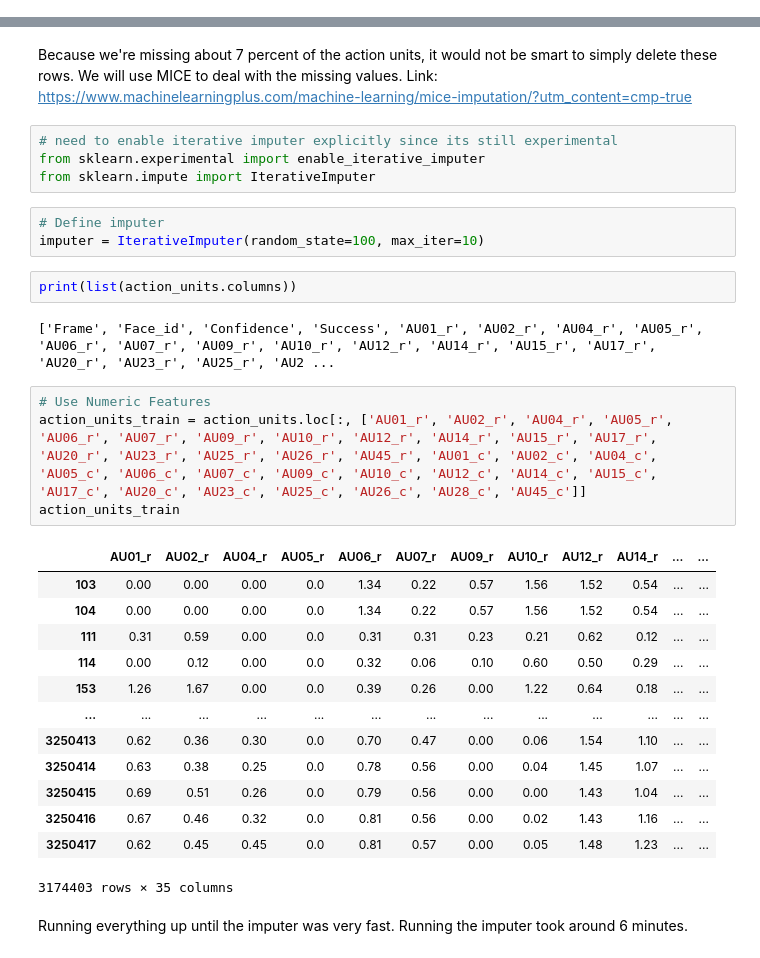
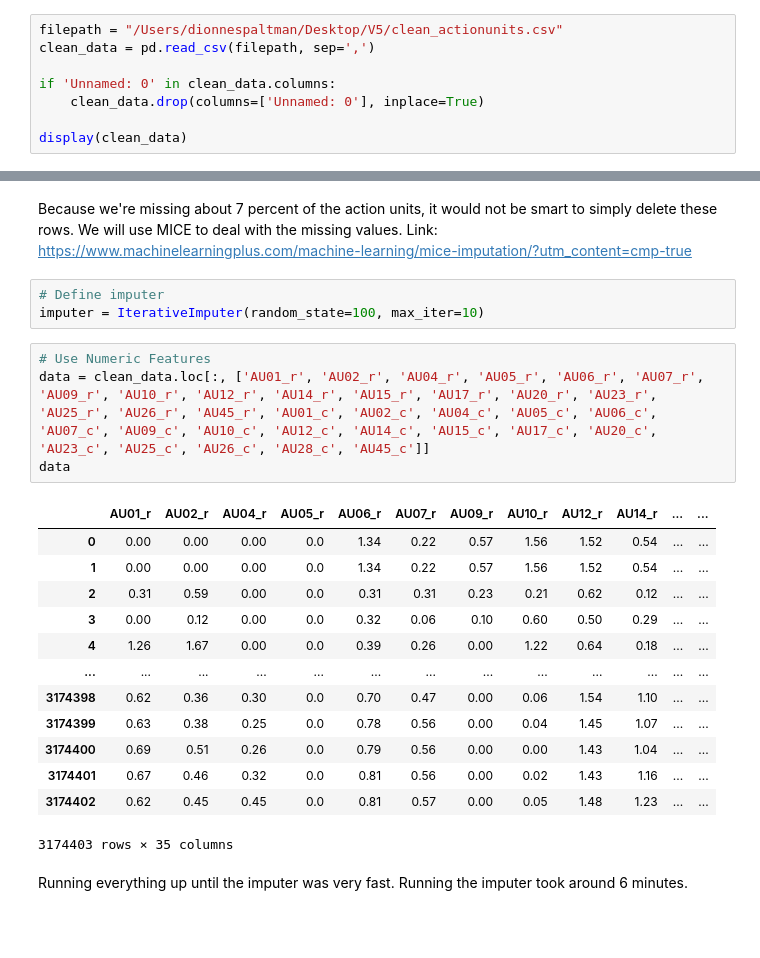
Before and after one commit to DionneSpaltman/predicting_VVR, a Jupyter notebook: processing/action_units/preprocessing_actionunits.ipynb, the cells around one changed output, grey strips where cells are left out. Saved outputs shown, nothing was run; the diff lists cells and outputs as text; blank space fills up the shorter version.

```diff
--- a/processing/action_units/preprocessing_actionunits.ipynb
+++ b/processing/action_units/preprocessing_actionunits.ipynb
@@ -49,0 +14,8 @@ dtype: int64
+# %%
+filepath = "/Users/dionnespaltman/Desktop/V5/clean_actionunits.csv"
+clean_data = pd.read_csv(filepath, sep=',')
+
+if 'Unnamed: 0' in clean_data.columns:
+    clean_data.drop(columns=['Unnamed: 0'], inplace=True)
+
+display(clean_data)
@@ -148,34 +122,26 @@ dtype: int64
 # %% [markdown]
 Because we're missing about 7 percent of the action units, it would not be smart to simply delete these rows. We will use MICE to deal with the missing values.
 Link: https://www.machinelearningplus.com/machine-learning/mice-imputation/?utm_content=cmp-true
-# %%
-# need to enable iterative imputer explicitly since its still experimental
-from sklearn.experimental import enable_iterative_imputer
-from sklearn.impute import IterativeImputer
 # %%
 # Define imputer
 imputer = IterativeImputer(random_state=100, max_iter=10)
-# %%
-print(list(action_units.columns))
-# %% [output]
-['Frame', 'Face_id', 'Confidence', 'Success', 'AU01_r', 'AU02_r', 'AU04_r', 'AU05_r', 'AU06_r', 'AU07_r', 'AU09_r', 'AU10_r', 'AU12_r', 'AU14_r', 'AU15_r', 'AU17_r', 'AU20_r', 'AU23_r', 'AU25_r', 'AU2 ...
 # %%
 # Use Numeric Features
-action_units_train = action_units.loc[:, ['AU01_r', 'AU02_r', 'AU04_r', 'AU05_r', 'AU06_r', 'AU07_r', 'AU09_r', 'AU10_r', 'AU12_r', 'AU14_r', 'AU15_r', 'AU17_r', 'AU20_r', 'AU23_r', 'AU25_r', 'AU26_r', 'AU45_r', 'AU01_c', 'AU02_c', 'AU04_c', 'AU05_c', 'AU06_c', 'AU07_c', 'AU09_c', 'AU10_c', 'AU12_c', 'AU14_c', 'AU15_c', 'AU17_c', 'AU20_c', 'AU23_c', 'AU25_c', 'AU26_c', 'AU28_c', 'AU45_c']]
-action_units_train
+data = clean_data.loc[:, ['AU01_r', 'AU02_r', 'AU04_r', 'AU05_r', 'AU06_r', 'AU07_r', 'AU09_r', 'AU10_r', 'AU12_r', 'AU14_r', 'AU15_r', 'AU17_r', 'AU20_r', 'AU23_r', 'AU25_r', 'AU26_r', 'AU45_r', 'AU01_c', 'AU02_c', 'AU04_c', 'AU05_c', 'AU06_c', 'AU07_c', 'AU09_c', 'AU10_c', 'AU12_c', 'AU14_c', 'AU15_c', 'AU17_c', 'AU20_c', 'AU23_c', 'AU25_c', 'AU26_c', 'AU28_c', 'AU45_c']]
+data
 # %% [output]
 |  | AU01_r | AU02_r | AU04_r | AU05_r | AU06_r | AU07_r | AU09_r | AU10_r | AU12_r | AU14_r | ... | ... |
-| 103 | 0.00 | 0.00 | 0.00 | 0.0 | 1.34 | 0.22 | 0.57 | 1.56 | 1.52 | 0.54 | ... | ... |
-| 104 | 0.00 | 0.00 | 0.00 | 0.0 | 1.34 | 0.22 | 0.57 | 1.56 | 1.52 | 0.54 | ... | ... |
-| 111 | 0.31 | 0.59 | 0.00 | 0.0 | 0.31 | 0.31 | 0.23 | 0.21 | 0.62 | 0.12 | ... | ... |
-| 114 | 0.00 | 0.12 | 0.00 | 0.0 | 0.32 | 0.06 | 0.10 | 0.60 | 0.50 | 0.29 | ... | ... |
-| 153 | 1.26 | 1.67 | 0.00 | 0.0 | 0.39 | 0.26 | 0.00 | 1.22 | 0.64 | 0.18 | ... | ... |
+| 0 | 0.00 | 0.00 | 0.00 | 0.0 | 1.34 | 0.22 | 0.57 | 1.56 | 1.52 | 0.54 | ... | ... |
+| 1 | 0.00 | 0.00 | 0.00 | 0.0 | 1.34 | 0.22 | 0.57 | 1.56 | 1.52 | 0.54 | ... | ... |
+| 2 | 0.31 | 0.59 | 0.00 | 0.0 | 0.31 | 0.31 | 0.23 | 0.21 | 0.62 | 0.12 | ... | ... |
+| 3 | 0.00 | 0.12 | 0.00 | 0.0 | 0.32 | 0.06 | 0.10 | 0.60 | 0.50 | 0.29 | ... | ... |
+| 4 | 1.26 | 1.67 | 0.00 | 0.0 | 0.39 | 0.26 | 0.00 | 1.22 | 0.64 | 0.18 | ... | ... |
 | ... | ... | ... | ... | ... | ... | ... | ... | ... | ... | ... | ... | ... |
-| 3250413 | 0.62 | 0.36 | 0.30 | 0.0 | 0.70 | 0.47 | 0.00 | 0.06 | 1.54 | 1.10 | ... | ... |
-| 3250414 | 0.63 | 0.38 | 0.25 | 0.0 | 0.78 | 0.56 | 0.00 | 0.04 | 1.45 | 1.07 | ... | ... |
-| 3250415 | 0.69 | 0.51 | 0.26 | 0.0 | 0.79 | 0.56 | 0.00 | 0.00 | 1.43 | 1.04 | ... | ... |
-| 3250416 | 0.67 | 0.46 | 0.32 | 0.0 | 0.81 | 0.56 | 0.00 | 0.02 | 1.43 | 1.16 | ... | ... |
-| 3250417 | 0.62 | 0.45 | 0.45 | 0.0 | 0.81 | 0.57 | 0.00 | 0.05 | 1.48 | 1.23 | ... | ... |
+| 3174398 | 0.62 | 0.36 | 0.30 | 0.0 | 0.70 | 0.47 | 0.00 | 0.06 | 1.54 | 1.10 | ... | ... |
+| 3174399 | 0.63 | 0.38 | 0.25 | 0.0 | 0.78 | 0.56 | 0.00 | 0.04 | 1.45 | 1.07 | ... | ... |
+| 3174400 | 0.69 | 0.51 | 0.26 | 0.0 | 0.79 | 0.56 | 0.00 | 0.00 | 1.43 | 1.04 | ... | ... |
+| 3174401 | 0.67 | 0.46 | 0.32 | 0.0 | 0.81 | 0.56 | 0.00 | 0.02 | 1.43 | 1.16 | ... | ... |
+| 3174402 | 0.62 | 0.45 | 0.45 | 0.0 | 0.81 | 0.57 | 0.00 | 0.05 | 1.48 | 1.23 | ... | ... |
 3174403 rows × 35 columns
 # %% [markdown]
 Running everything up until the imputer was very fast. Running the imputer took around 6 minutes.
```
Also changed, not shown: parts of 28 cells of this notebook, 3 other files.
